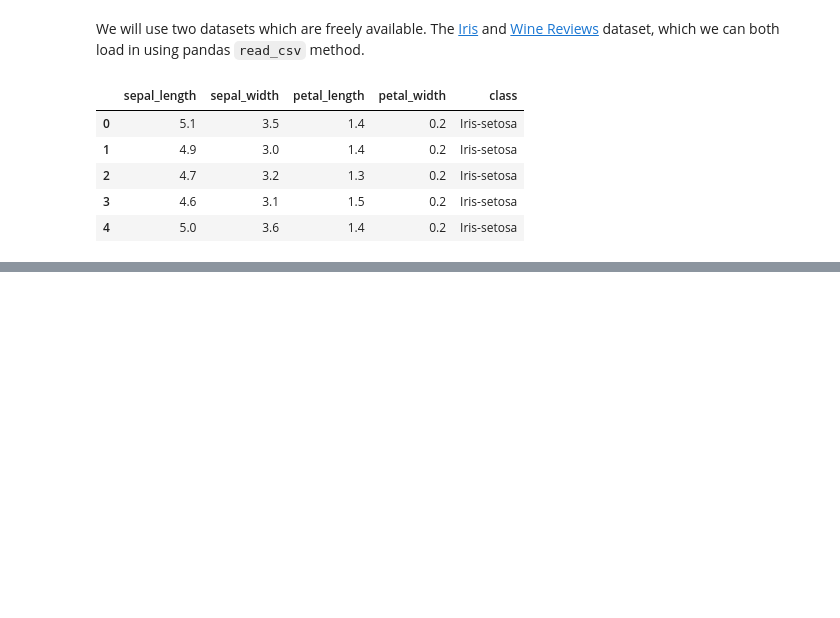
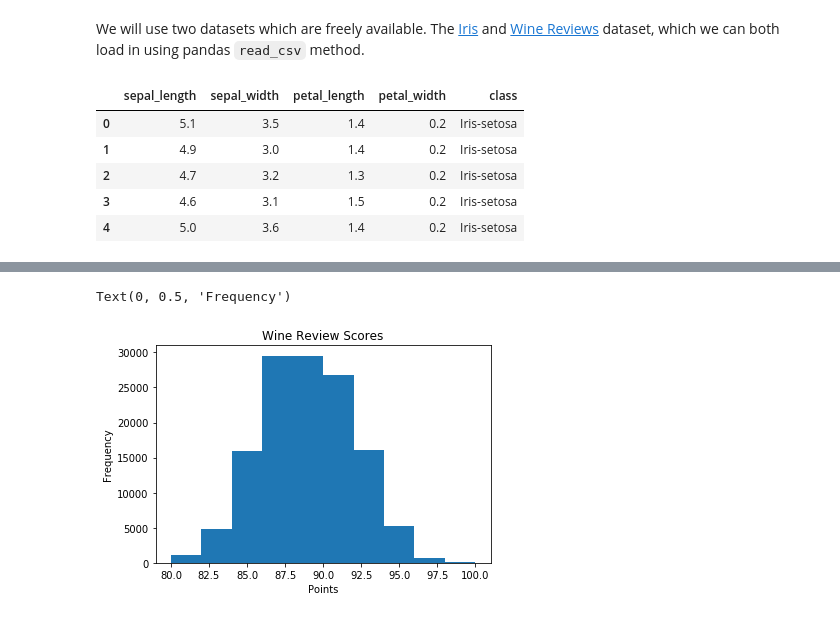
Before and after one commit to agarwal-peeush/Learning, a Jupyter notebook: Learning/ML/Data-Visualization-Python/Introduction to data visualisation.ipynb, the cells around one changed output, grey strips where cells are left out. Saved outputs shown, nothing was run; the diff lists cells and outputs as text; code cells hidden in the pictures; blank space fills up the shorter version.

```diff
--- a/Learning/ML/Data-Visualization-Python/Introduction to data visualisation.ipynb
+++ b/Learning/ML/Data-Visualization-Python/Introduction to data visualisation.ipynb
@@ -26,0 +111,14 @@ wine_reviews.head()
+# %%
+# create figure and axis
+fig, ax = plt.subplots()
+
+# plot histogram
+ax.hist(wine_reviews['points'])
+
+# set title and labels
+ax.set_title('Wine Review Scores')
+ax.set_xlabel('Points')
+ax.set_ylabel('Frequency')
+# %% [output]
+Text(0, 0.5, 'Frequency')
+[figure, added]
```
Also changed, not shown: parts of 10 cells of this notebook, 1 other file.
